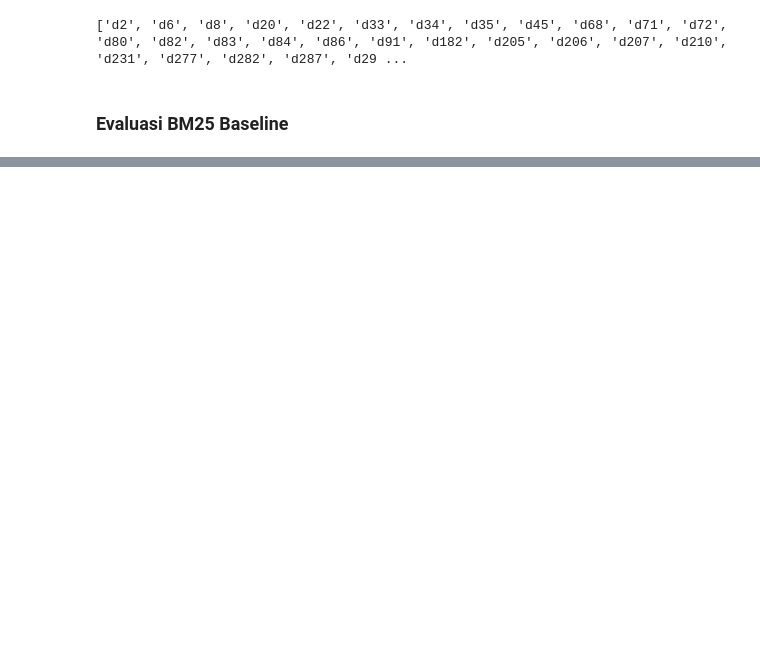
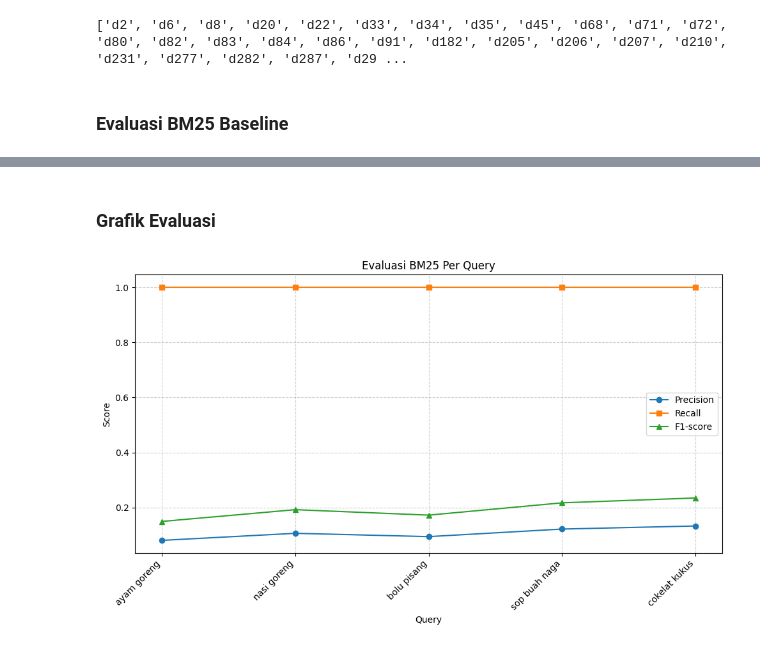
Before and after one commit to AtikaDwiAr/Cookpad-Information-Retrieval, a Jupyter notebook: Project_IR.ipynb, the cells around one changed output, grey strips where cells are left out. Saved outputs shown, nothing was run; the diff lists cells and outputs as text; code cells hidden in the pictures; blank space fills up the shorter version.

```diff
--- a/Project_IR.ipynb
+++ b/Project_IR.ipynb
@@ -421,7 +329,7 @@ print(ground_truth_loaded["ayam goreng"])
 # %% [output]
 ['d2', 'd6', 'd8', 'd20', 'd22', 'd33', 'd34', 'd35', 'd45', 'd68', 'd71', 'd72', 'd80', 'd82', 'd83', 'd84', 'd86', 'd91', 'd182', 'd205', 'd206', 'd207', 'd210', 'd231', 'd277', 'd282', 'd287', 'd29 ...
 # %%
-from sklearn.metrics import precision_score, recall_score, f1_score, accuracy_score
+from sklearn.metrics import precision_score, recall_score, f1_score
 
 def evaluate_results(results, ground_truth):
     eval_results = {}
@@ -442,13 +350,11 @@ def evaluate_results(results, ground_truth):
         prec = precision_score(y_true, y_pred, zero_division=0)
         rec = recall_score(y_true, y_pred, zero_division=0)
         f1 = f1_score(y_true, y_pred, zero_division=0)
-        acc = accuracy_score(y_true, y_pred)
 
         eval_results[q] = {
             "precision": prec,
             "recall": rec,
             "f1": f1,
-            "accuracy": acc,
             "retrieved": len(retrieved_set),
             "relevant": len(relevant)
         }
@@ -460,13 +366,11 @@ def summarize_results(results):
     precisions = [res["precision"] for res in results.values()]
     recalls = [res["recall"] for res in results.values()]
     f1s = [res["f1"] for res in results.values()]
-    accs = [res["accuracy"] for res in results.values()]
 
     summary = {
         "precision": sum(precisions) / len(precisions) if precisions else 0,
         "recall": sum(recalls) / len(recalls) if recalls else 0,
         "f1": sum(f1s) / len(f1s) if f1s else 0,
-        "accuracy": sum(accs) / len(accs) if accs else 0,
     }
     return summary
 # %% [markdown]
@@ -569,0 +417,10 @@ accuracy   0.1070     0.5433
+# %%
+print("\n=== Evaluasi BM25 Per Query ===")
+eval_df = pd.DataFrame.from_dict(baseline_eval, orient="index")
+display(eval_df)
+
+# Hasil keseluruhan
+phrase_summary = summarize_results(baseline_eval)
+summary_df = pd.DataFrame([phrase_summary])
+print("\n=== Evaluasi Keseluruhan BM25 ===")
+display(summary_df)
@@ -569,0 +458,23 @@ accuracy   0.1070     0.5433
+# %% [markdown]
+### Grafik Evaluasi
+# %%
+import matplotlib.pyplot as plt
+
+if not eval_df.empty:
+    plt.figure(figsize=(10, 6))
+    x = range(len(eval_df))
+    plt.plot(x, eval_df["precision"], marker='o', label='Precision')
+    plt.plot(x, eval_df["recall"], marker='s', label='Recall')
+    plt.plot(x, eval_df["f1"], marker='^', label='F1-score')
+    plt.xticks(x, eval_df.index, rotation=45, ha='right')
+    plt.title("Evaluasi BM25 Per Query")
+    plt.xlabel("Query")
+    plt.ylabel("Score")
+    plt.legend()
+    plt.grid(True, linestyle='--', alpha=0.6)
+    plt.tight_layout()
+    plt.show()
+else:
+    print("⚠️ Tidak ada hasil evaluasi yang dapat divisualisasikan.")
+# %% [output]
+[figure, added]
```
Also changed, not shown: parts of 21 cells of this notebook.
